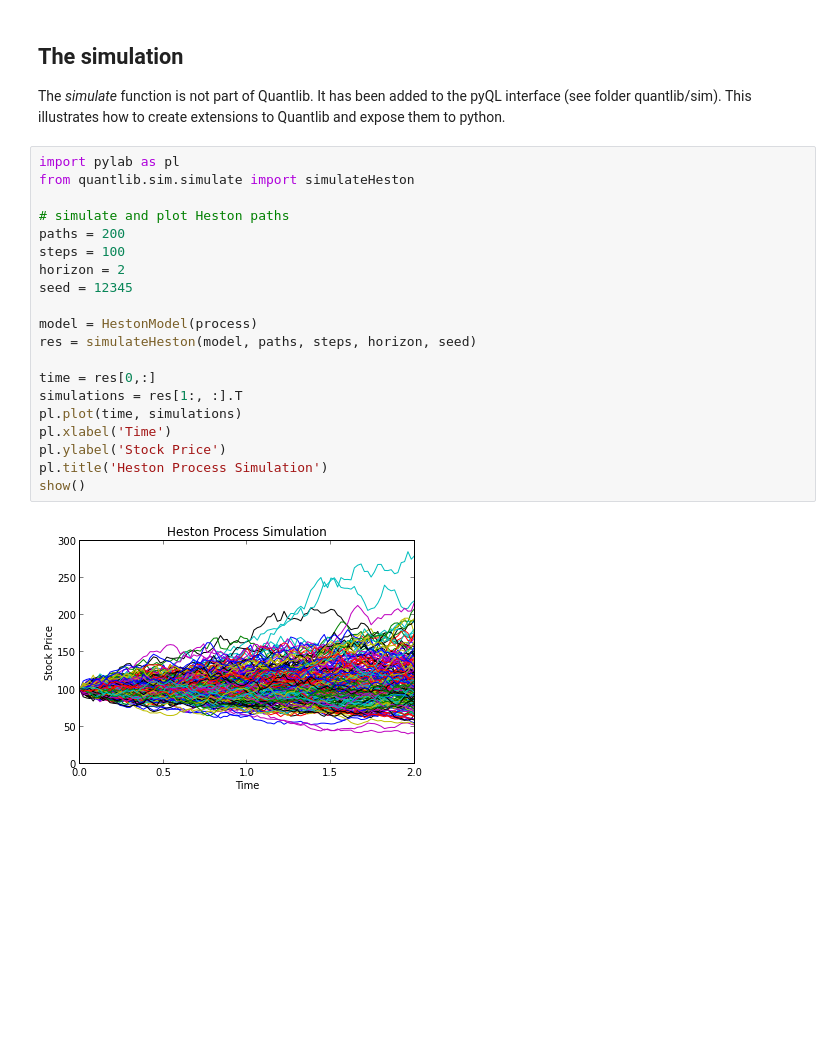
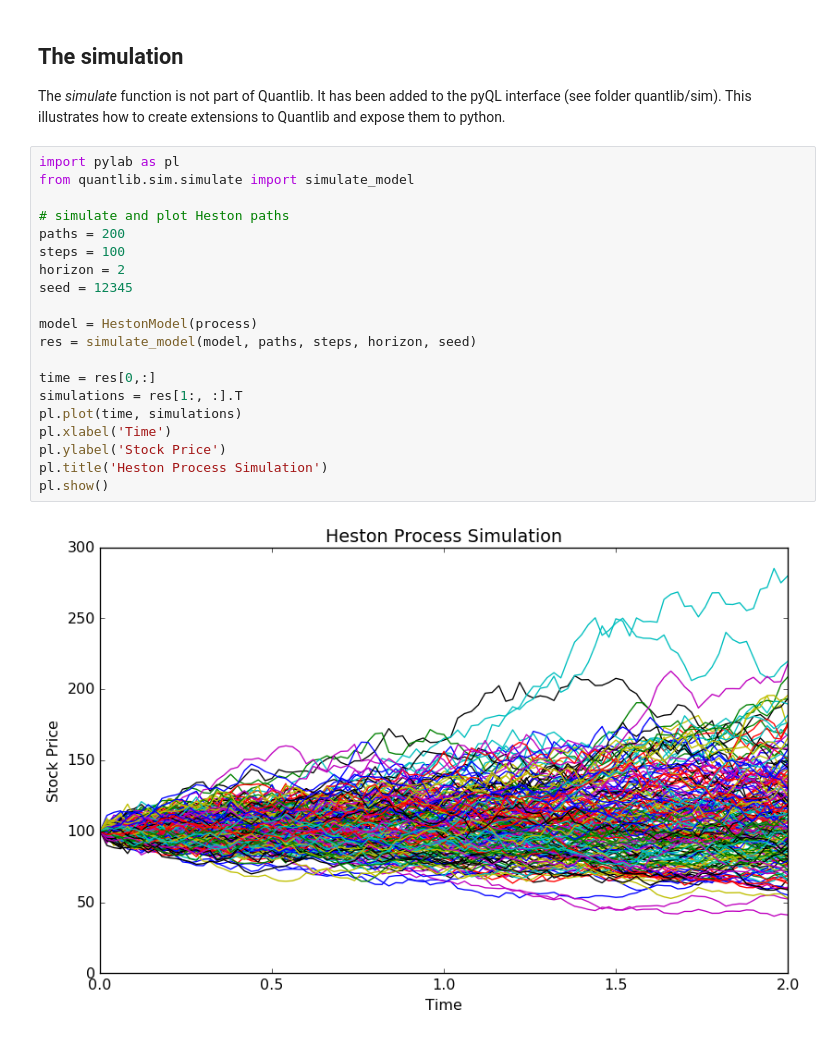
Before and after one commit to enthought/pyql, a Jupyter notebook: examples/notebooks/HestonSimulation.ipynb, the cells around one changed output. Saved outputs shown, nothing was run; the diff lists cells and outputs as text; blank space fills up the shorter version.

Commit message:
simplify simulate a lot

```diff
--- a/examples/notebooks/HestonSimulation.ipynb
+++ b/examples/notebooks/HestonSimulation.ipynb
@@ -67,23 +67,23 @@ The simulation
 The *simulate* function is not part of Quantlib. It has been added to the pyQL interface (see folder quantlib/sim). This illustrates how to create extensions to Quantlib and expose them to python.
 # %%
 import pylab as pl
-from quantlib.sim.simulate import simulateHeston
+from quantlib.sim.simulate import simulate_model
 
 # simulate and plot Heston paths
 paths = 200
 steps = 100
 horizon = 2
 seed = 12345
 
 model = HestonModel(process)
-res = simulateHeston(model, paths, steps, horizon, seed)
+res = simulate_model(model, paths, steps, horizon, seed)
 
 time = res[0,:]
 simulations = res[1:, :].T
 pl.plot(time, simulations)
 pl.xlabel('Time')
 pl.ylabel('Stock Price')
 pl.title('Heston Process Simulation')
-show()
+pl.show()
 # %% [output]
-[figure, old version]
+[figure, new version]
```
Also changed, not shown: 3 other files.
